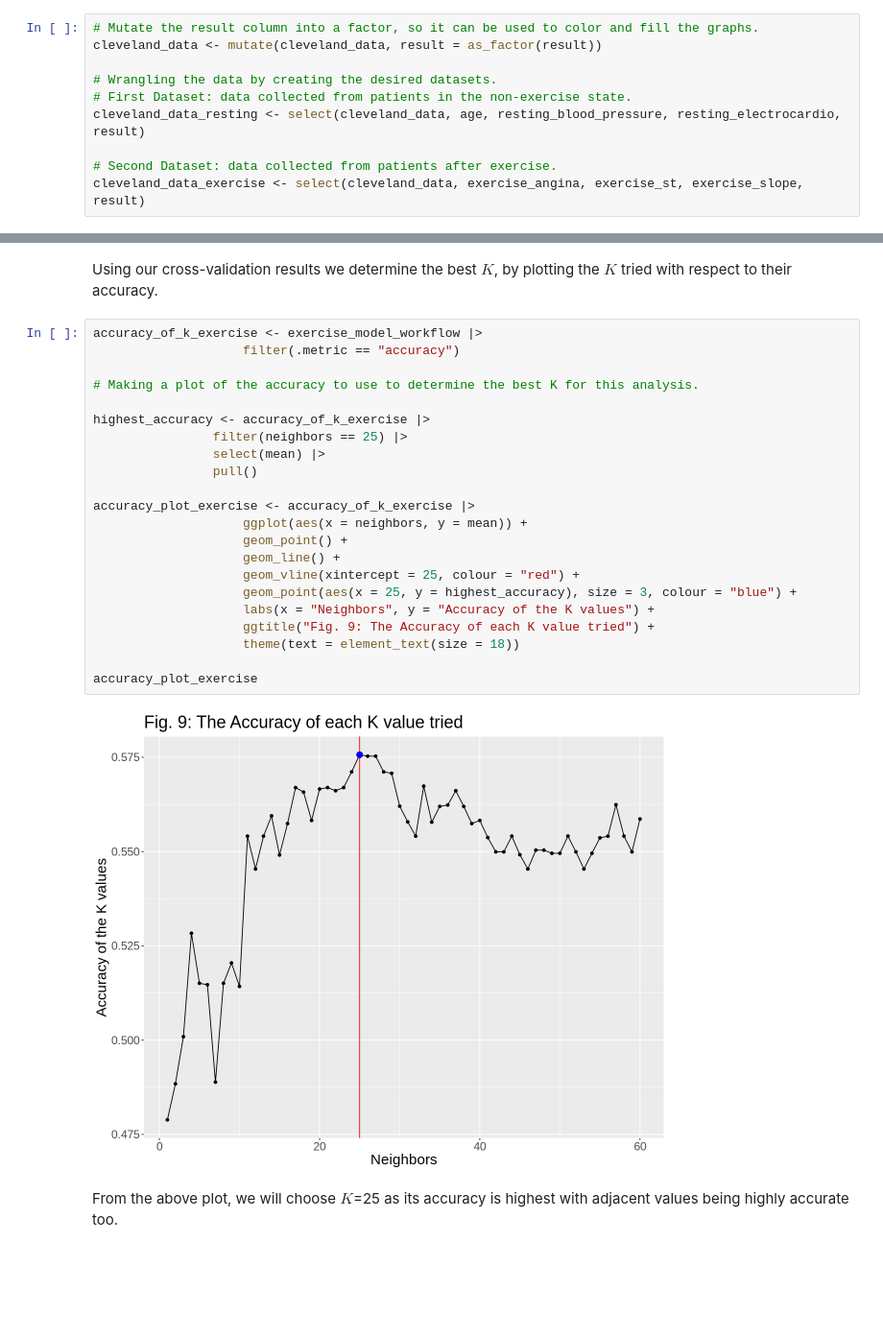
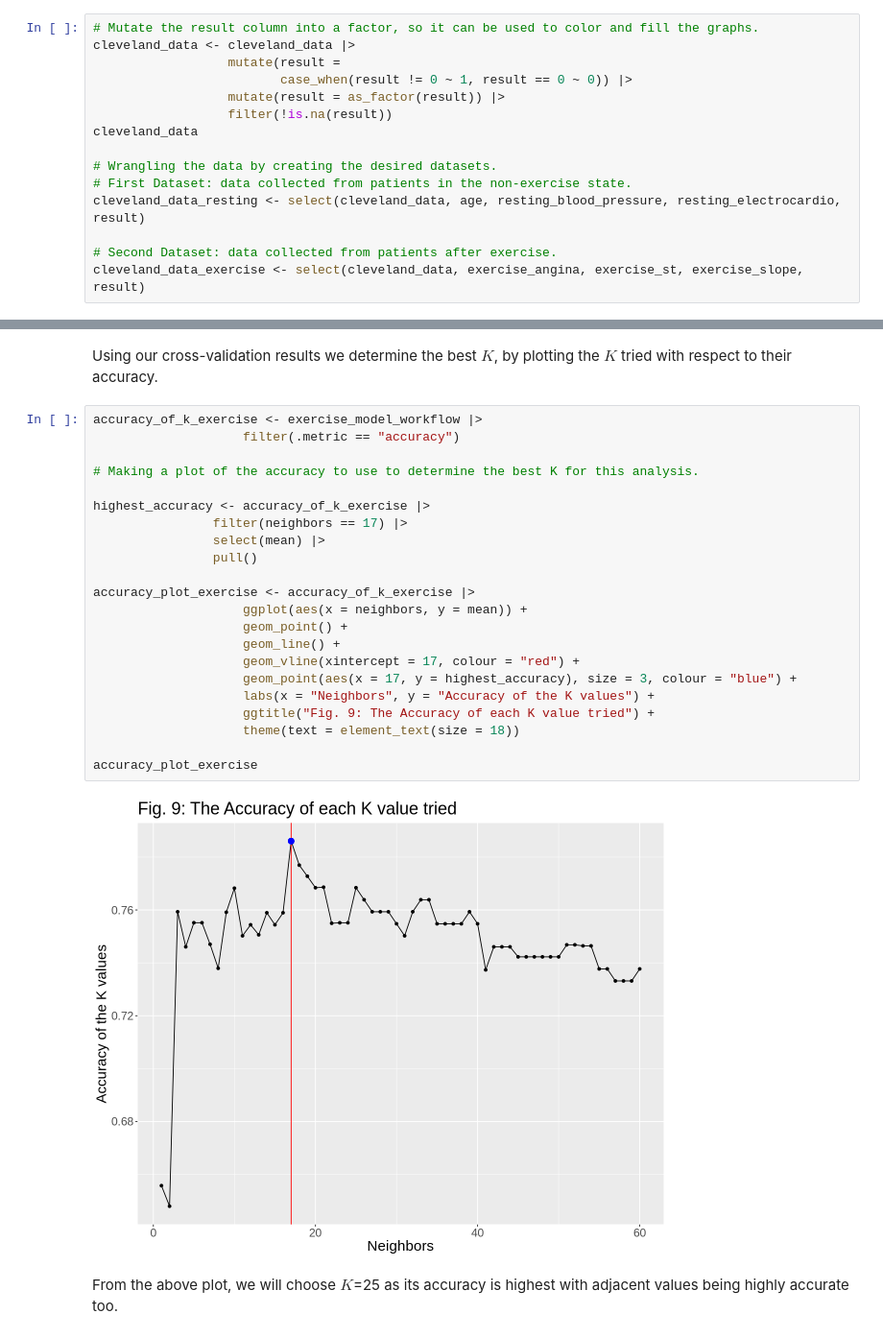
Before and after one commit to chenjerry623/DSCI100-Group17-Project, a Jupyter notebook: Group-17-Project.ipynb, the cells around one changed output, grey strips where cells are left out. Shown: that part at 96% size. Saved outputs shown, nothing was run; the diff lists cells and outputs as text; blank space fills up the shorter version.

Commit message:
Made the diagnoses into 0 and 1 so that improved our accuracy

```diff
--- a/Group-17-Project.ipynb
+++ b/Group-17-Project.ipynb
@@ -56,7 +43,12 @@ With the data loaded, it is wrangled to create the desired datasets. We assign c
 colnames(cleveland_data) <- c("age", "sex", "cp", "resting_blood_pressure", "chol", "fbs", "resting_electrocardio", "thalach", "exercise_angina", "exercise_st", "exercise_slope", "ca", "thal", "result")
 # %%
 # Mutate the result column into a factor, so it can be used to color and fill the graphs.
-cleveland_data <- mutate(cleveland_data, result = as_factor(result))
+cleveland_data <- cleveland_data |>
+                  mutate(result =
+                         case_when(result != 0 ~ 1, result == 0 ~ 0)) |>
+                  mutate(result = as_factor(result)) |>
+                  filter(!is.na(result))
+cleveland_data
 
 # Wrangling the data by creating the desired datasets.
 # First Dataset: data collected from patients in the non-exercise state.
@@ -483,27 +457,27 @@ Using our cross-validation results we determine the best $K$, by plotting the $K
 # %%
 accuracy_of_k_exercise <- exercise_model_workflow |>
                     filter(.metric == "accuracy")
 
 # Making a plot of the accuracy to use to determine the best K for this analysis.
 
 highest_accuracy <- accuracy_of_k_exercise |>
-                filter(neighbors == 25) |>
+                filter(neighbors == 17) |>
                 select(mean) |>
                 pull()
 
 accuracy_plot_exercise <- accuracy_of_k_exercise |>
                     ggplot(aes(x = neighbors, y = mean)) +
                     geom_point() +
                     geom_line() +
-                    geom_vline(xintercept = 25, colour = "red") +
-                    geom_point(aes(x = 25, y = highest_accuracy), size = 3, colour = "blue") +
+                    geom_vline(xintercept = 17, colour = "red") +
+                    geom_point(aes(x = 17, y = highest_accuracy), size = 3, colour = "blue") +
                     labs(x = "Neighbors", y = "Accuracy of the K values") +
                     ggtitle("Fig. 9: The Accuracy of each K value tried") +
                     theme(text = element_text(size = 18))
 
 accuracy_plot_exercise
 # %% [output]
-[figure, old version]
+[figure, new version]
 # %% [markdown]
 From the above plot, we will choose $K$=25 as its accuracy is highest with adjacent values being highly accurate too.
 # %% [markdown]
```
Also changed, not shown: parts of 18 cells of this notebook.
